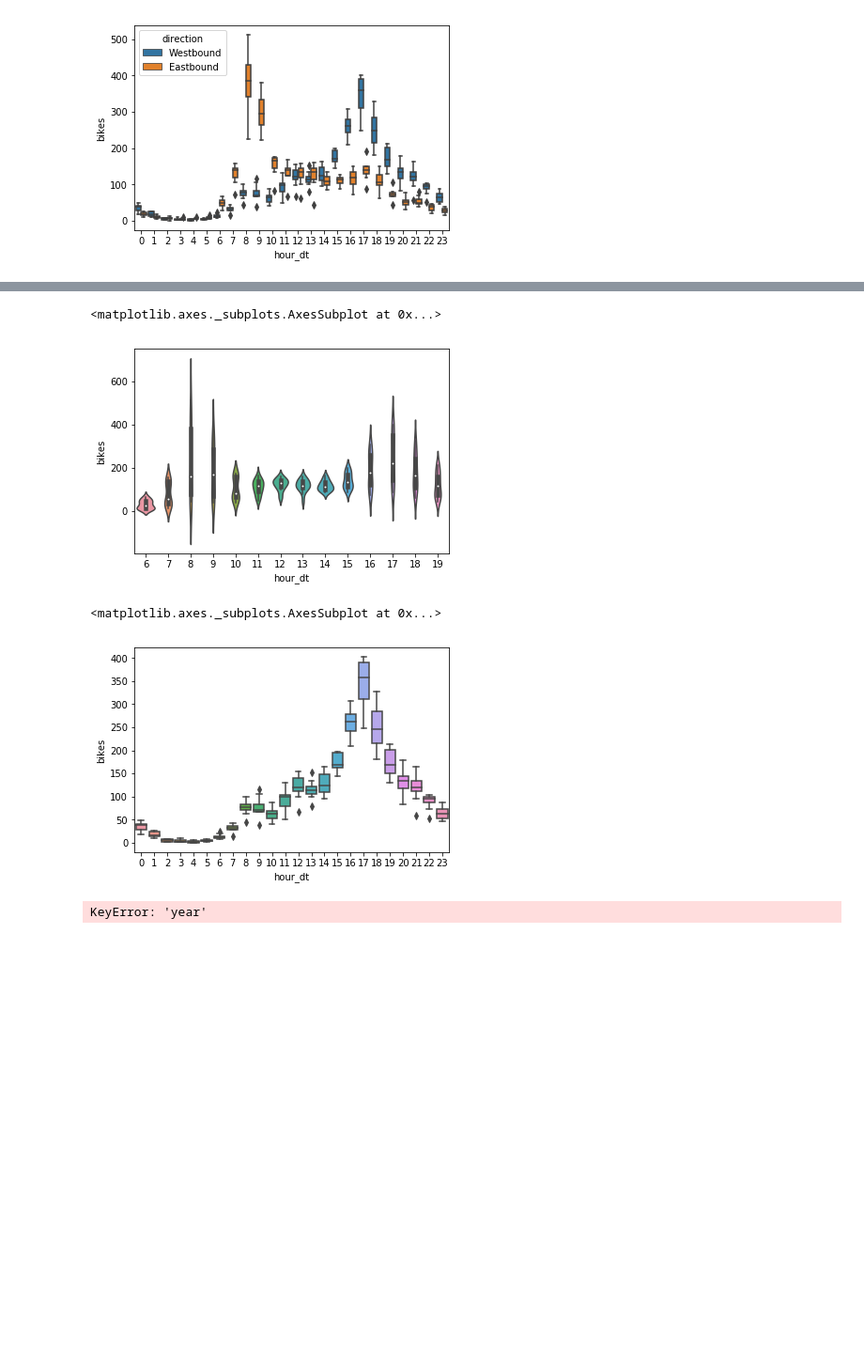
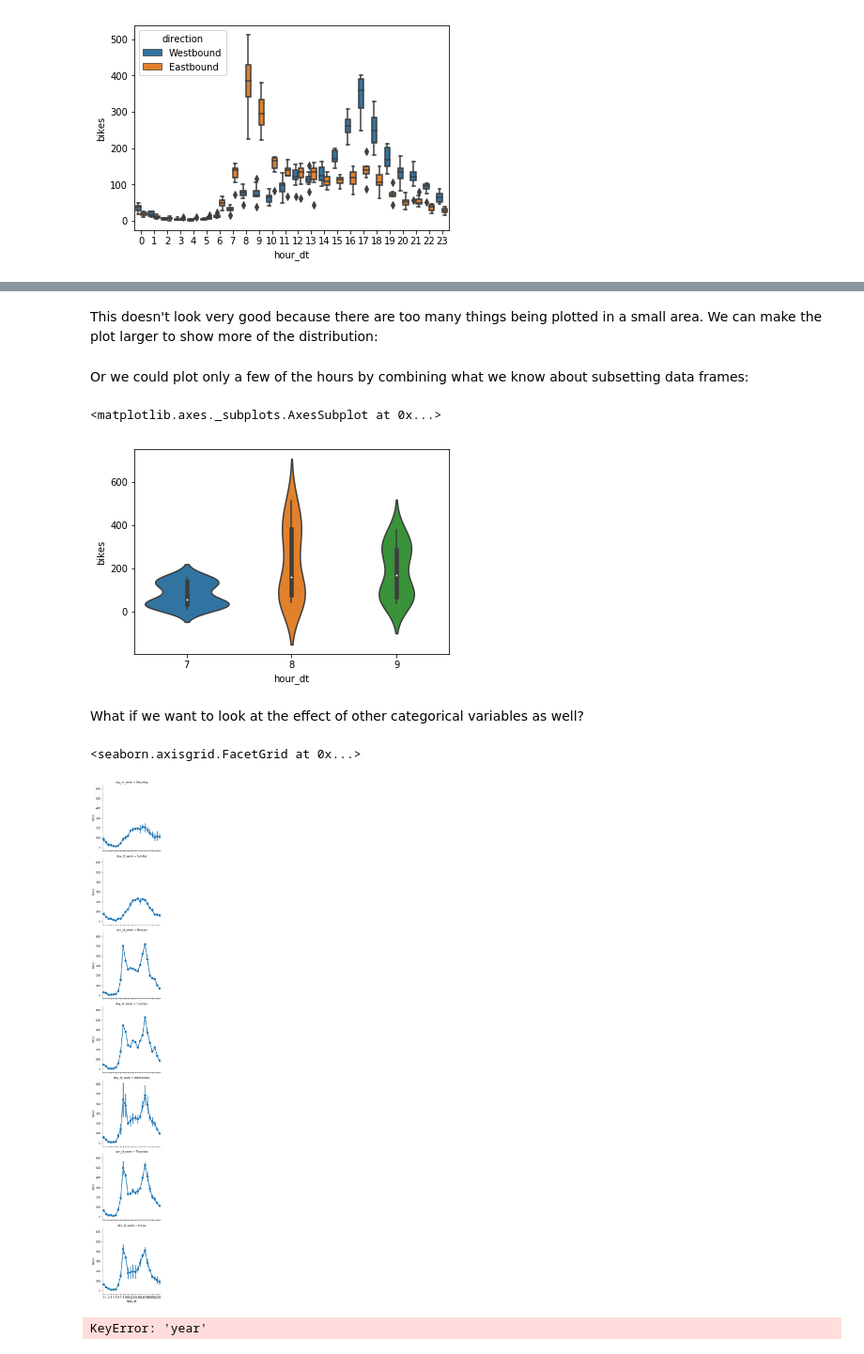
Before and after one commit to mbonsma/python-workshop, a Jupyter notebook: python-workshop.ipynb, the cells around one changed output, grey strips where cells are left out. Shown at 94% size. Saved outputs shown, nothing was run; the diff lists cells and outputs as text; code cells hidden in the pictures; blank space fills up the shorter version.

Commit message:
minor tweaks and add some plots

```diff
--- a/python-workshop.ipynb
+++ b/python-workshop.ipynb
@@ -1310,0 +1317,2 @@ By splitting the data to colour it by the direction of travel, we can see that
+# %% [markdown]
+This doesn't look very good because there are too many things being plotted in a small area. We can make the plot larger to show more of the distribution:
@@ -1311,13 +1321,20 @@ By splitting the data to colour it by the direction of travel, we can see that
+# %% [markdown]
+Or we could plot only a few of the hours by combining what we know about subsetting data frames:
 # %%
-sns.violinplot(x='hour_dt', y='bikes', data=bike_counts_weekdays[(bike_counts_weekdays['hour_dt'] > 5) & (bike_counts_weekdays['hour_dt'] < 20)])
+sns.violinplot(x='hour_dt', y='bikes',
+               data=bike_counts_weekdays[(bike_counts_weekdays['hour_dt'] == 7) |
+                                         (bike_counts_weekdays['hour_dt'] == 8) |
+                                         (bike_counts_weekdays['hour_dt'] == 9)])
 # %% [output]
 <matplotlib.axes._subplots.AxesSubplot at 0x...>
-[figure, old version]
+[figure, new version]
+# %% [markdown]
+What if we want to look at the effect of other categorical variables as well?
 # %%
-sns.boxplot(x='hour_dt', y='bikes', data=bike_counts_weekdays[bike_counts_weekdays['direction'] == 'Westbound'])
+sns.factorplot(x = 'hour_dt', y = 'bikes', row = 'day_of_week', data = bike_counts_total)
 # %% [output]
-<matplotlib.axes._subplots.AxesSubplot at 0x...>
+<seaborn.axisgrid.FacetGrid at 0x...>
-[figure, old version]
+[figure, new version]
 # %%
 bike_counts_weekdays.groupby(['year','day_of_week'])
 # %% [output]
```
Also changed, not shown: parts of 28 cells of this notebook.
